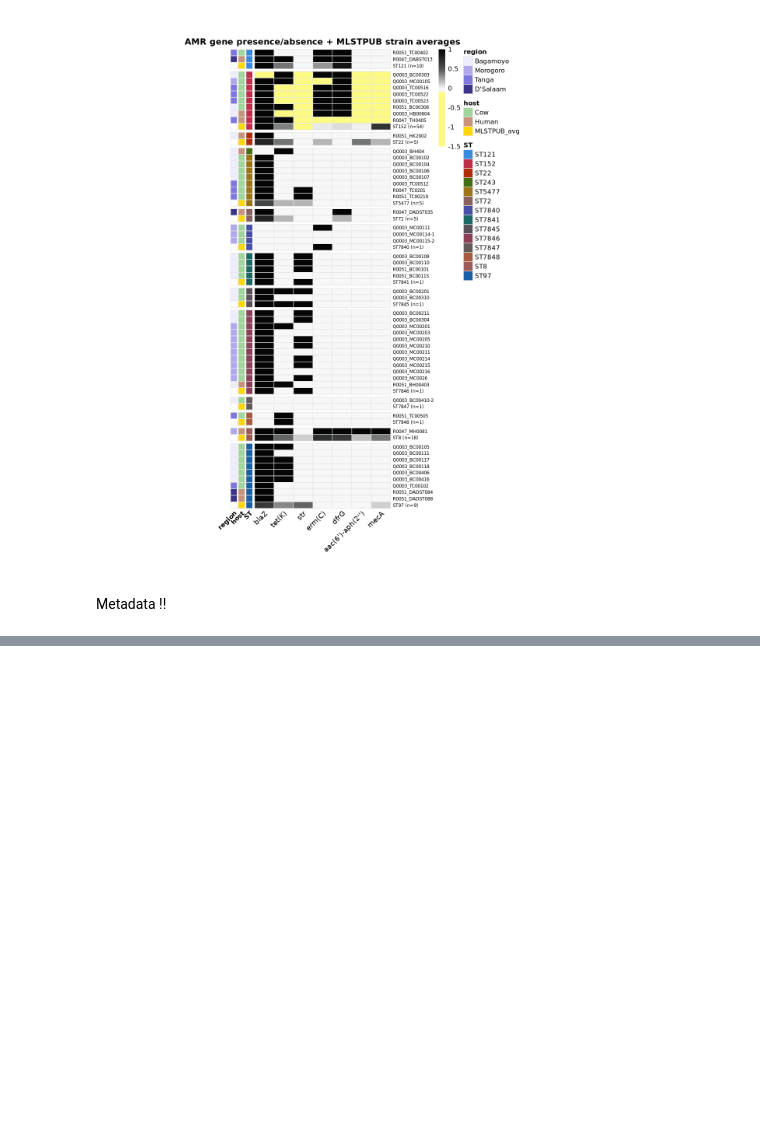
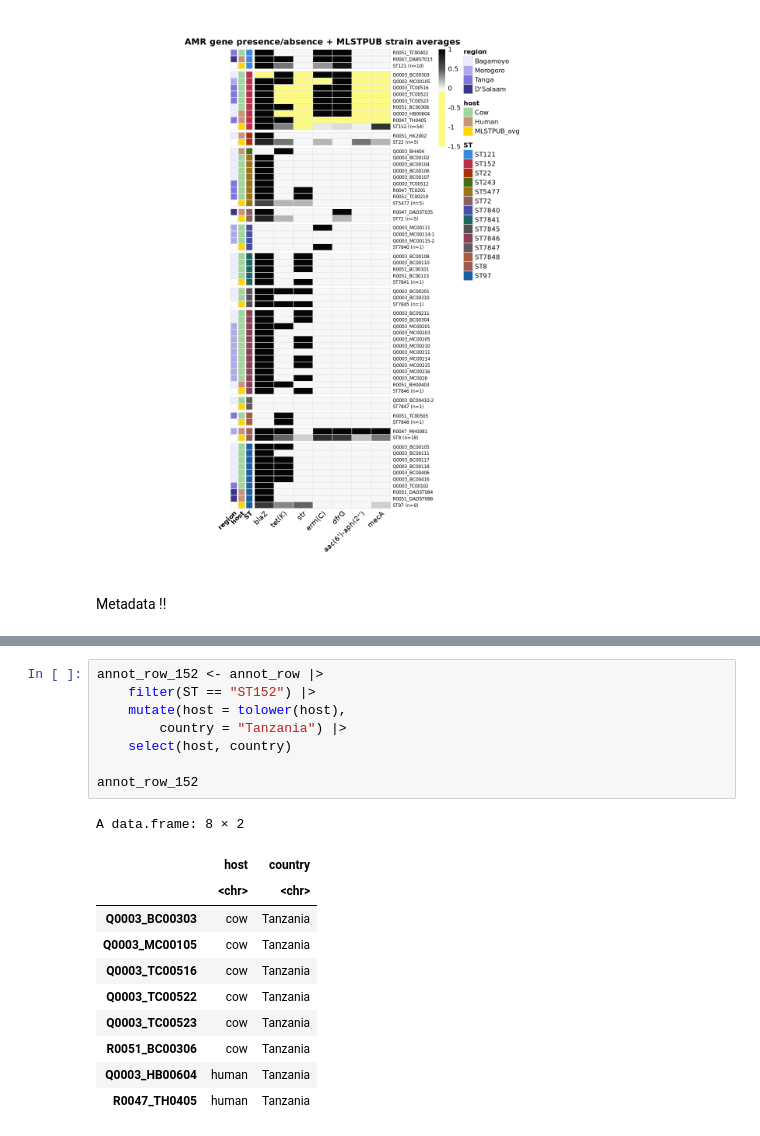
Before and after one commit to andregodinhodtu/23262_infectious_disease_project, a Jupyter notebook: source/analysis/resfinder.ipynb, the cells around one changed output, grey strips where cells are left out. Saved outputs shown, nothing was run; the diff lists cells and outputs as text; blank space fills up the shorter version.

```diff
--- a/source/analysis/resfinder.ipynb
+++ b/source/analysis/resfinder.ipynb
@@ -779,0 +809,20 @@ Metadata !!
+# %%
+annot_row_152 <- annot_row |>
+    filter(ST == "ST152") |>
+    mutate(host = tolower(host),
+        country = "Tanzania") |>
+    select(host, country)
+
+annot_row_152
+# %% [output]
+A data.frame: 8 × 2
+|  | host | country |
+|  | <chr> | <chr> |
+| Q0003_BC00303 | cow | Tanzania |
+| Q0003_MC00105 | cow | Tanzania |
+| Q0003_TC00516 | cow | Tanzania |
+| Q0003_TC00522 | cow | Tanzania |
+| Q0003_TC00523 | cow | Tanzania |
+| R0051_BC00306 | cow | Tanzania |
+| Q0003_HB00604 | human | Tanzania |
+| R0047_TH0405 | human | Tanzania |
```
Also changed, not shown: parts of 5 cells of this notebook, 1 other file.
